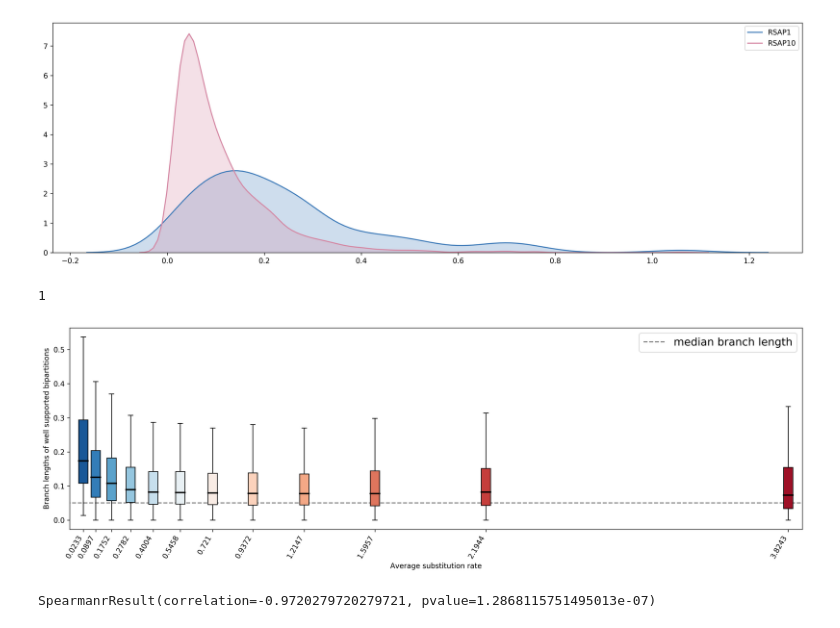
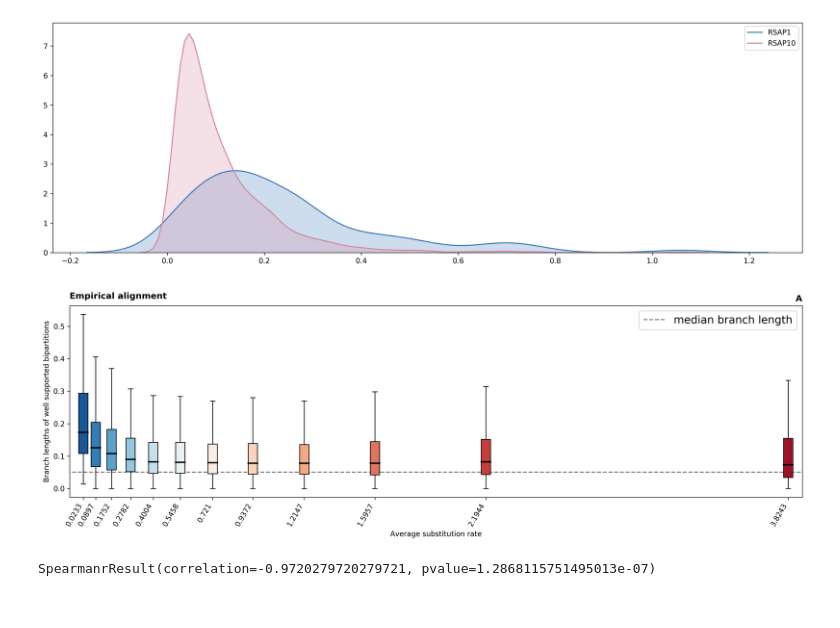
Before and after one commit to lthiberiol/jupyter_notebooks, a Jupyter notebook: site_rate/tree_cloud-hug.ipynb, the cells around one changed output. Cells and saved outputs as stored; diff of their text form; code cells hidden in the pictures.

```diff
--- a/site_rate/tree_cloud-hug.ipynb
+++ b/site_rate/tree_cloud-hug.ipynb
@@ -27,7 +27,7 @@ init_notebook_mode(connected=True)
 # %% [output]
 /work/site_rate/hug_et_al
 # %%
-tree = ete3.Tree('ribosomal_concat_ml_tree-regular_support.tre')
+tree = ete3.Tree('ribosomal_concat_ml_tree-regular_support.tre-bak')
 bacteria     = []
 archaea      = []
 eukarya      = []
@@ -198,35 +100,33 @@ fig.tight_layout()
 # %% [output]
 Using a non-tuple sequence for multidimensional indexing is deprecated; use `arr[tuple(seq)]` instead of `arr[seq]`. In the future this will be interpreted as an array index, `arr[np.array(seq)]`, whi ...
 [figure]
-# %%
-sum(np.asarray(compatible_branch_lengths[0]) > 1)
-# %% [output]
-1
 # %%
 fig, ax = plt.subplots(dpi=300, figsize=(15,5))
 boxplot = ax.boxplot(compatible_branch_lengths, positions=rates.C_Rate.tolist(),
                      widths=0.05,
                      patch_artist=True,
                      showfliers=False,
                      boxprops={'linewidth':1},
                      whiskerprops={'linewidth':1},
                      medianprops={'linewidth':2,
                                   'color':'k'},)
 ax.plot(ax.get_xlim(), [np.median(branch_lengths), np.median(branch_lengths)], '--',
         c='k', alpha=0.5, label='median branch length')
 
 for patch, color in zip(boxplot['boxes'], colors):
     patch.set_facecolor(color)
 
+fig.suptitle('Empirical alignment', x=0.044, horizontalalignment='left', fontweight='bold')
+ax.set_title('A', loc='right', fontweight='bold')
 ax.set_xticklabels([round(n, 4) for n in rates.C_Rate.tolist()], rotation=60, ha='right')
 ax.set_xlabel('Average substitution rate')
 ax.set_ylabel('Branch lengths of well supported bipartitions')
 ax.set_xlim(-0.05,3.9)
 ax.legend(prop=dict(size=15))
 fig.tight_layout()
-fig.savefig('/Users/thiberio/Dropbox (MIT)/site_rates-paper/final figures/Figure 2a.pdf')
+fig.savefig('/Users/thiberio/Dropbox (MIT)/site_rates-paper/final figures/Figure 3a.pdf')
 # %% [output]
-[figure, old version]
+[figure, new version]
 # %%
 spearmanr([np.median(n) for n in compatible_branch_lengths],
           rates.C_Rate.tolist())
```
Also changed, not shown: parts of 14 cells of this notebook, 15 other files.
